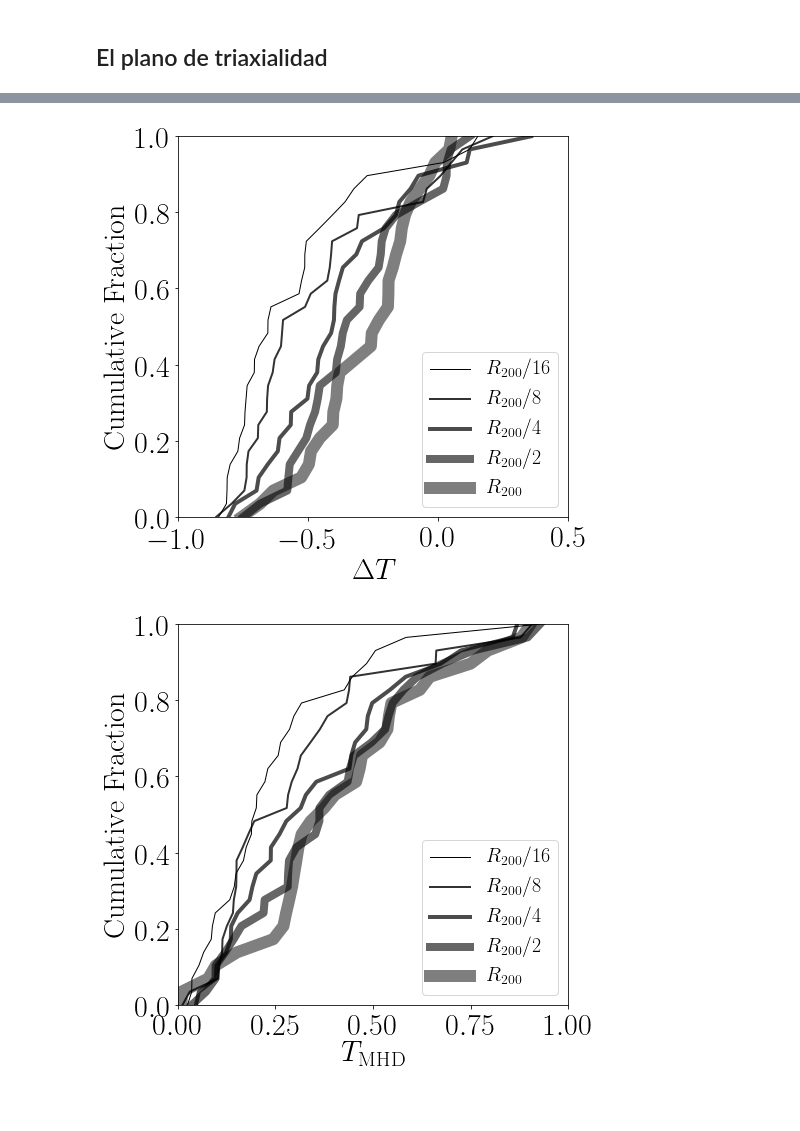
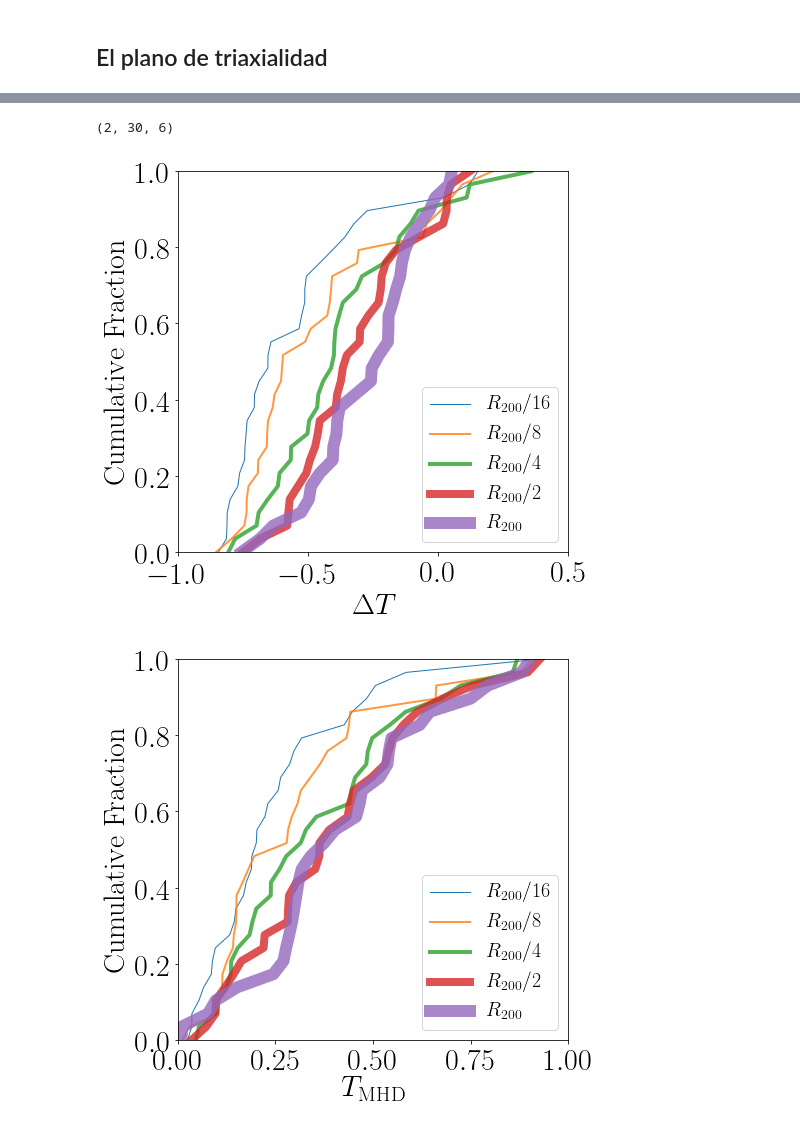
Before and after one commit to jdprada1760/Paper_Halo_shapes, a Jupyter notebook: Code/Triaxial_Plane.ipynb, the cells around one changed output, grey strips where cells are left out. Saved outputs shown, nothing was run; the diff lists cells and outputs as text; code cells hidden in the pictures.

```diff
--- a/Code/Triaxial_Plane.ipynb
+++ b/Code/Triaxial_Plane.ipynb
@@ -242,9 +242,9 @@ for axe,name in (zip([axesDM,axesMHD],['DM','MHD'])):
     fig = plt.figure(figsize=(7,7))
     ax = fig.add_subplot(111,aspect='equal')
 
-    ax.plot(summary[0,:,0],summary[1,:,0],'^',markersize=9,label= r"$R_{200}/16$", alpha=1.0, color='black') # 1/8 R
+    ax.plot(summary[0,:,0],summary[1,:,0],'^',markersize=9,label= r"$R_{200}/16$", alpha=0.8) # 1/8 R
    # ax.errorbar(mean[0,0],mean[1,0],fmt='o', color='crimson' ,xerr=[[std1[0,0],std2[0,0]]],yerr=[[std1[1,0],std2[1,0]]])
-    ax.plot(summary[0,:,-2],summary[1,:,-2],'s',color='black',markersize=14,label= r"$R_{200}$", alpha=0.2) # 1 R
+    ax.plot(summary[0,:,-2],summary[1,:,-2],'s',markersize=14,label= r"$R_{200}$", alpha=0.3) # 1 R
     #ax.errorbar(mean[0,-2],mean[1,-2],fmt='s',color='darkblue',xerr=[[std1[0,-2],std2[0,-2]]],yerr=[[std1[1,-2],std2[1,-2]]])
 
 
@@ -290,3 +380,7 @@ for axe,name in (zip([axesDM,axesMHD],['DM','MHD'])):
+# %%
+print(np.shape(summary[:,:,:]))
+# %% [output]
+(2, 30, 6)
 # %%
 axis_a = axesDM[:,:,0]
 axis_b = axesDM[:,:,1]
@@ -310,29 +404,29 @@ delta_T = (T_MHD-T_DM)
 # %%
 plt.figure(figsize=(7,7))
 
-plt.plot(np.sort(delta_T[:,0]), np.linspace(0,1,30), label=r'$R_{200}/16$', linewidth=1, color='black')
-plt.plot(np.sort(delta_T[:,1]), np.linspace(0,1,30), label=r'$R_{200}/8$', linewidth=2, color='black', alpha=0.8)
-plt.plot(np.sort(delta_T[:,2]), np.linspace(0,1,30), label=r'$R_{200}/4$', linewidth=4, color='black', alpha=0.7)
-plt.plot(np.sort(delta_T[:,3]), np.linspace(0,1,30), label=r'$R_{200}/2$', linewidth=8, color='black', alpha=0.6)
-plt.plot(np.sort(delta_T[:,4]), np.linspace(0,1,30), label=r'$R_{200}$', linewidth=12, color='black', alpha=0.5)
+plt.plot(np.sort(delta_T[:,0]), np.linspace(0,1,30), label=r'$R_{200}/16$', linewidth=1)
+plt.plot(np.sort(delta_T[:,1]), np.linspace(0,1,30), label=r'$R_{200}/8$', linewidth=2, alpha=0.8)
+plt.plot(np.sort(delta_T[:,2]), np.linspace(0,1,30), label=r'$R_{200}/4$', linewidth=4, alpha=0.8)
+plt.plot(np.sort(delta_T[:,3]), np.linspace(0,1,30), label=r'$R_{200}/2$', linewidth=8, alpha=0.8)
+plt.plot(np.sort(delta_T[:,4]), np.linspace(0,1,30), label=r'$R_{200}$', linewidth=12, alpha=0.8)
 
 
 plt.xlabel(r"$\Delta T$")
 plt.ylabel("Cumulative Fraction")
 plt.xlim([-1.0,0.5])
 plt.ylim([0,1])
 plt.legend(fontsize=20)
 plt.savefig("../Document/delta_triaxiality_distro.pdf", bbox_inches='tight')
 # %% [output]
-[figure, old version]
+[figure, new version]
 # %%
 plt.figure(figsize=(7,7))
 
-plt.plot(np.sort(T_MHD[:,0]), np.linspace(0,1,30), label=r'$R_{200}/16$', linewidth=1, color='black')
-plt.plot(np.sort(T_MHD[:,1]), np.linspace(0,1,30), label=r'$R_{200}/8$', linewidth=2, color='black', alpha=0.8)
-plt.plot(np.sort(T_MHD[:,2]), np.linspace(0,1,30), label=r'$R_{200}/4$', linewidth=4, color='black', alpha=0.7)
-plt.plot(np.sort(T_MHD[:,3]), np.linspace(0,1,30), label=r'$R_{200}/2$', linewidth=8, color='black', alpha=0.6)
-plt.plot(np.sort(T_MHD[:,4]), np.linspace(0,1,30), label=r'$R_{200}$', linewidth=12, color='black', alpha=0.5)
+plt.plot(np.sort(T_MHD[:,0]), np.linspace(0,1,30), label=r'$R_{200}/16$', linewidth=1)
+plt.plot(np.sort(T_MHD[:,1]), np.linspace(0,1,30), label=r'$R_{200}/8$', linewidth=2, alpha=0.8)
+plt.plot(np.sort(T_MHD[:,2]), np.linspace(0,1,30), label=r'$R_{200}/4$', linewidth=4, alpha=0.8)
+plt.plot(np.sort(T_MHD[:,3]), np.linspace(0,1,30), label=r'$R_{200}/2$', linewidth=8, alpha=0.8)
+plt.plot(np.sort(T_MHD[:,4]), np.linspace(0,1,30), label=r'$R_{200}$', linewidth=12, alpha=0.8)
 
 
 plt.xlabel(r"$T_{\rm MHD}$")
@@ -342,7 +436,7 @@ plt.ylim([0,1])
 plt.legend(fontsize=20)
 plt.savefig("../Document/triaxialiy_distro_MHD.pdf", bbox_inches='tight')
 # %% [output]
-[figure, old version]
+[figure, new version]
 # %%
 plt.figure(figsize=(7,7))
 
```
Also changed, not shown: parts of 15 cells of this notebook, 3 other files.
